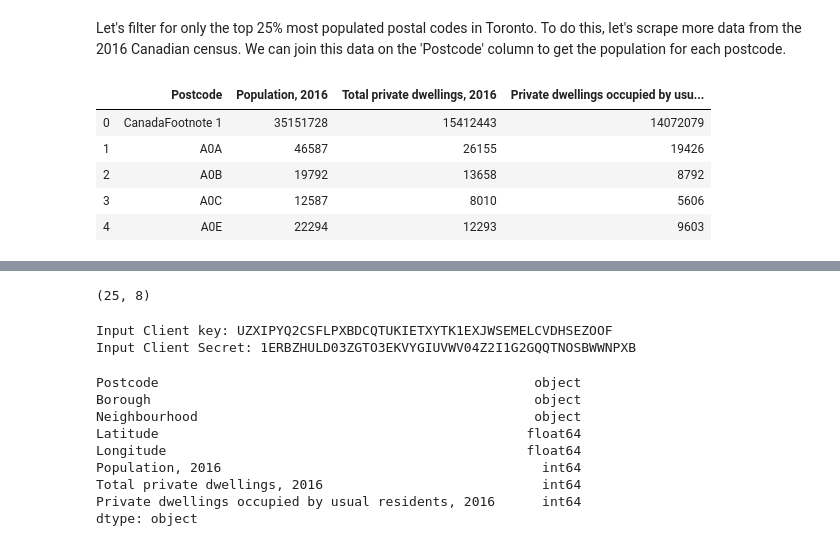
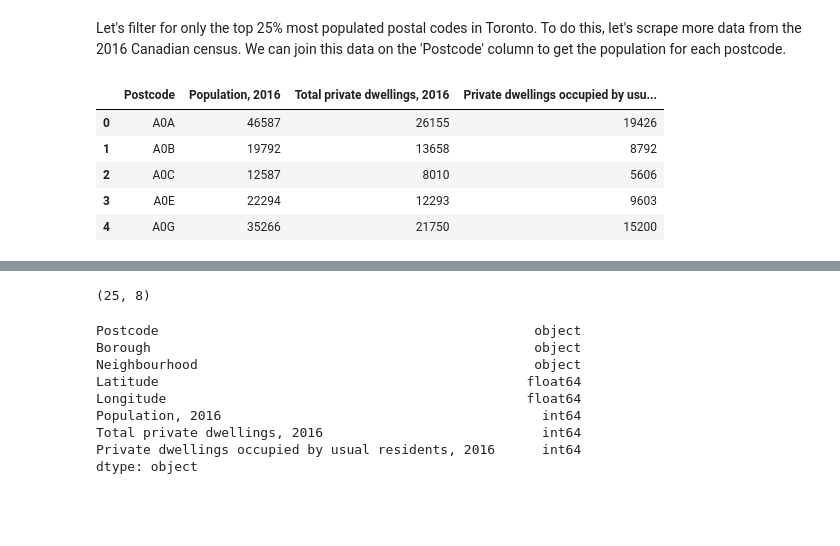
Before and after one commit to Ajstanley89/Battle-of-the-Neighborhoods, a Jupyter notebook: Clustering Toronto Neighborhoods.ipynb, the cells around one changed output, grey strips where cells are left out. Drawn from its saved outputs; the diff is of its cells as text; code cells hidden in the pictures; blank space fills up the shorter version.

```diff
--- a/Clustering Toronto Neighborhoods.ipynb
+++ b/Clustering Toronto Neighborhoods.ipynb
@@ -218,16 +218,16 @@ census_table = census_soup.find('table')
 # print(census_table.prettify())
 # %%
 # read table into df
-census_df = pd.read_html(str(census_table), header=0, skiprows=[1])[0]
+census_df = pd.read_html(str(census_table), header=0, skiprows=[1,2])[0] # 1st row is blank, 2nd row is for all of Canada. Skip them.
 census_df.rename(columns={'Geographic name':'Postcode'}, inplace=True)
 census_df.head()
 # %% [output]
 |  | Postcode | Population, 2016 | Total private dwellings, 2016 | Private dwellings occupied by usu... |
-| 0 | CanadaFootnote 1 | 35151728 | 15412443 | 14072079 |
-| 1 | A0A | 46587 | 26155 | 19426 |
-| 2 | A0B | 19792 | 13658 | 8792 |
-| 3 | A0C | 12587 | 8010 | 5606 |
-| 4 | A0E | 22294 | 12293 | 9603 |
+| 0 | A0A | 46587 | 26155 | 19426 |
+| 1 | A0B | 19792 | 13658 | 8792 |
+| 2 | A0C | 12587 | 8010 | 5606 |
+| 3 | A0E | 22294 | 12293 | 9603 |
+| 4 | A0G | 35266 | 21750 | 15200 |
 # %%
 # Inner Join dfs on postcode = Geographic name. This will leave us with only the postcodes in Toronto
 hood_pop_df = pd.merge(df, census_df, on='Postcode')
@@ -266,12 +266,8 @@ top_df.shape
 (25, 8)
 # %%
 # build query for foursquare api
-# input api keys for now
-client = input('Input Client key: ')
-client_secret = input('Input Client Secret: ')
+# input api keys from config file
+from config import client, client_secret
-# %% [output]
-Input Client key: UZXIPYQ2CSFLPXBDCQTUKIETXYTK1EXJWSEMELCVDHSEZOOF
-Input Client Secret: 1ERBZHULD03ZGTO3EKVYGIUVWV04Z2I1G2GQQTNOSBWWNPXB
 # %%
 top_df.dtypes
 # %% [output]
```
Also changed, not shown: parts of 23 cells of this notebook.
